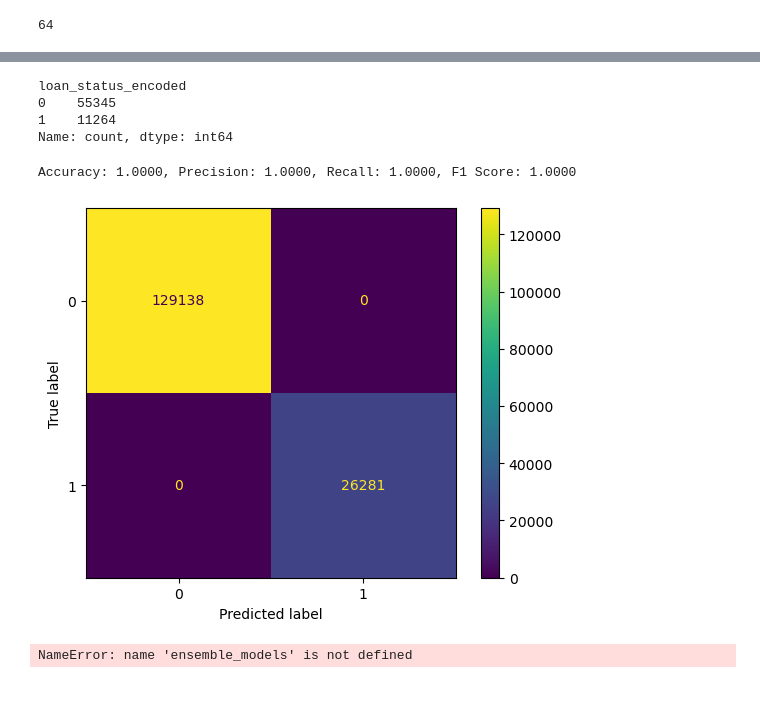
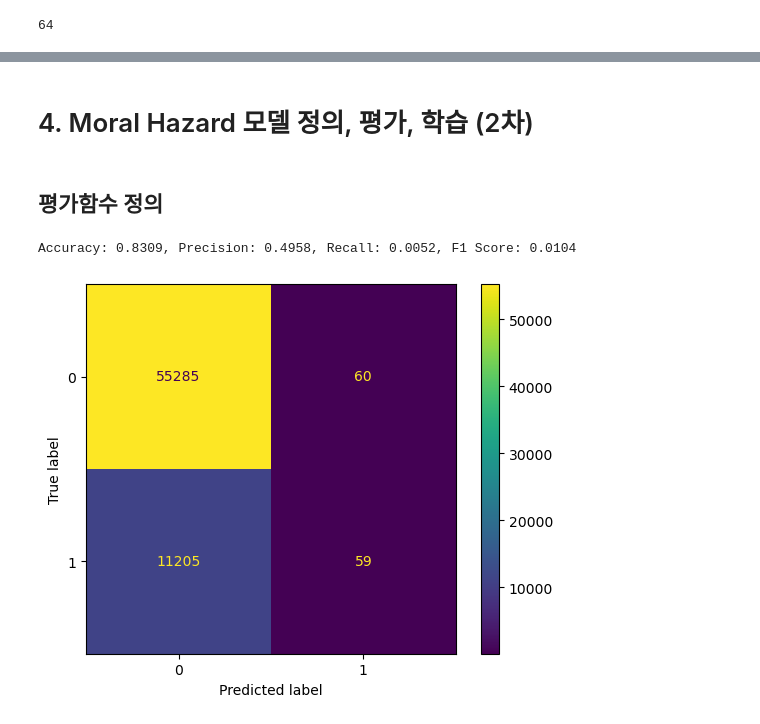
Before and after one commit to JuhongPark/snu-fintech-ai, a Jupyter notebook: Lending_Club_SSAE.ipynb, the cells around one changed output, grey strips where cells are left out. Drawn from its saved outputs; the diff is of its cells as text; code cells hidden in the pictures; blank space fills up the shorter version.

Commit message:
Moral Hazard 추가

```diff
--- a/Lending_Club_SSAE.ipynb
+++ b/Lending_Club_SSAE.ipynb
@@ -375,28 +385,20 @@ X_test_encoded = pd.concat(
 # %%
-%%time
-print(y_test.value_counts())
-evaluate_model(model, X_train_encoded, X_test_encoded, y_train, y_test)
+# %%time
+# print(y_test.value_counts())
+# evaluate_model(model, X_train_encoded, X_test_encoded, y_train, y_test)
 
-print(f"** Evaluating {model_name}'s Shapley Value (LinearExplainer): ")
+# print(f"** Evaluating {model_name}'s Shapley Value (LinearExplainer): ")
 #evaluate_models_shap1(pipeline.named_steps['model'], X_train_encoded_ssae, X_test_encoded_ssae)
-# %% [output]
-loan_status_encoded
-0    55345
-1    11264
-Name: count, dtype: int64
-# %%
-evaluate_model(model, X_train_encoded, X_train_encoded, y_train, y_train)
-# %% [output]
-Accuracy: 1.0000, Precision: 1.0000, Recall: 1.0000, F1 Score: 1.0000
-[figure, removed]
 # %%
-for model_name, pipeline in ensemble_models.items():
-    print(f"** Evaluating {model_name} on SSAE Encoded Data: ")
-    inputs = ssae_model.encoder(torch.FloatTensor(X_train[encoding_target].to_numpy()).to(device))
-    pipeline.fit(X_train_encoded_ssae, y_train)
-    evaluate_model(pipeline, X_train_encoded_ssae, X_test_encoded_ssae, y_train, y_test)
+# for model_name, pipeline in ensemble_models.items():
+#     print(f"** Evaluating {model_name} on SSAE Encoded Data: ")
+#     inputs = ssae_model.encoder(torch.FloatTensor(X_train[encoding_target].to_numpy()).to(device))
+#     pipeline.fit(X_train_encoded_ssae, y_train)
+#     evaluate_model(pipeline, X_train_encoded_ssae, X_test_encoded_ssae, y_train, y_test)
 
-    print(f"** Evaluating {model_name}'s Shapley Value (TreeExplainer): ")
-    evaluate_models_shap2(pipeline.named_steps['model'], X_test_encoded_ssae)
+#     print(f"** Evaluating {model_name}'s Shapley Value (TreeExplainer): ")
+#     evaluate_models_shap2(pipeline.named_steps['model'], X_test_encoded_ssae)
-# %% [output]
-NameError: name 'ensemble_models' is not defined
+# %% [markdown]
+# 4. Moral Hazard 모델 정의, 평가, 학습 (2차)
+# %% [markdown]
+## 평가함수 정의
@@ -402,0 +423,6 @@ NameError: name 'ensemble_models' is not defined
+# %%
+# y_pred 정의
+y_pred = evaluate_model(linear_model_1, X_train_encoded, X_test_encoded, y_train, y_test)
+# %% [output]
+Accuracy: 0.8309, Precision: 0.4958, Recall: 0.0052, F1 Score: 0.0104
+[figure, added]
```
Also changed, not shown: parts of 22 cells of this notebook.
